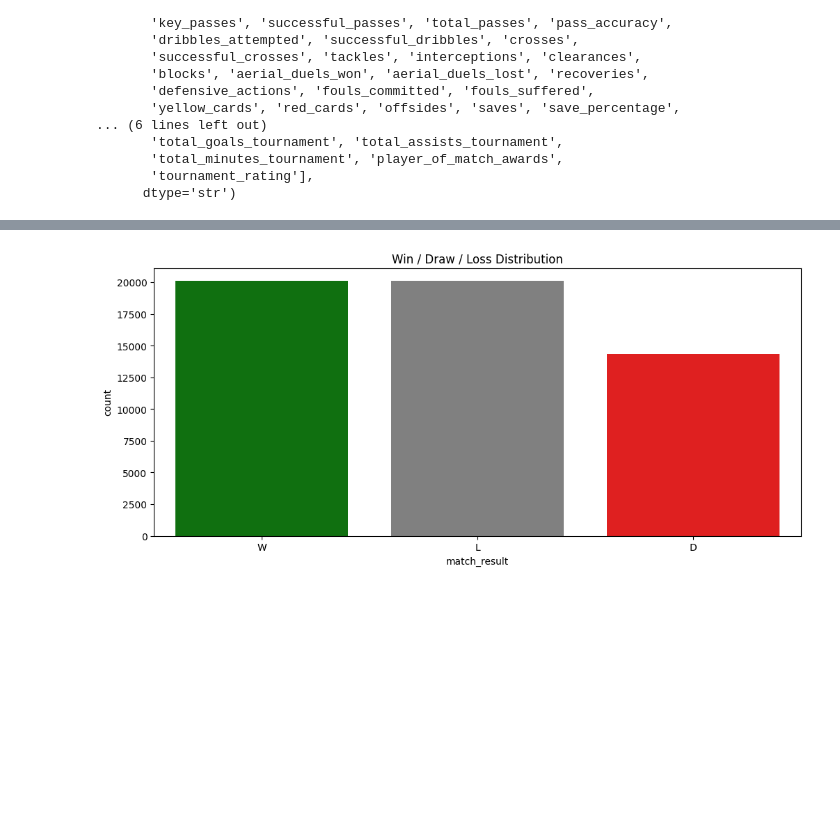
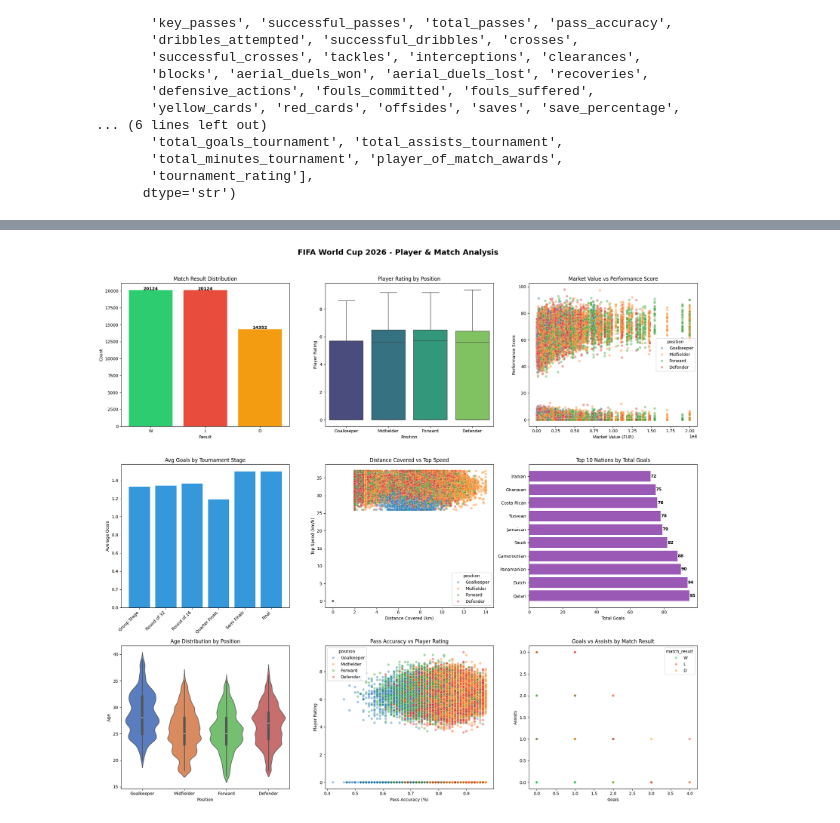
Before and after one commit to tiopramana/machine_learning, a Jupyter notebook: Project/Fifa_World_Cup/main.ipynb, the cells around one changed output, grey strips where cells are left out. Cells and saved outputs as stored; diff of their text form; code cells hidden in the pictures; blank space fills up the shorter version.

```diff
--- a/Project/Fifa_World_Cup/main.ipynb
+++ b/Project/Fifa_World_Cup/main.ipynb
@@ -128,33 +128,83 @@ dfe = dfe.drop(object_cols, axis=1).join(encoded_df)
 # %%
-# EDA Showing Best Feature
-
+fig, axes = plt.subplots(3, 3, figsize=(20, 18))
+fig.suptitle('FIFA World Cup 2026 - Player & Match Analysis',
+             fontsize=18, fontweight='bold', y=1.02)
 
 # 1. Match Result Distribution
+match_colors = {'W': '#2ecc71', 'D': '#f39c12', 'L': '#e74c3c'}
+match_counts = df['match_result'].value_counts()
+axes[0, 0].bar(match_counts.index, match_counts.values,
+               color=[match_colors[x] for x in match_counts.index])
+axes[0, 0].set_title('Match Result Distribution')
+axes[0, 0].set_xlabel('Result')
+axes[0, 0].set_ylabel('Count')
+for i, (idx, val) in enumerate(match_counts.items()):
+    axes[0, 0].text(i, val + 10, str(val), ha='center', fontweight='bold')
 
-plt.figure(figsize=(12,5))
-sns.countplot(data=df, x='match_result',
-            palette=['green', 'gray', 'red'], legend=False)
-plt.title('Win / Draw / Loss Distribution')
+# 2. Player Rating by Position
+sns.boxplot(data=df, x='position', y='player_rating',
+            palette='viridis', ax=axes[0, 1])
+axes[0, 1].set_title('Player Rating by Position')
+axes[0, 1].set_xlabel('Position')
+axes[0, 1].set_ylabel('Player Rating')
 
+# 3. Market Value vs Performance Score
+sns.scatterplot(data=df, x='market_value_eur', y='performance_score',
+                hue='position', alpha=0.4, ax=axes[0, 2])
+axes[0, 2].set_title('Market Value vs Performance Score')
+axes[0, 2].set_xlabel('Market Value (EUR)')
+axes[0, 2].set_ylabel('Performance Score')
+
+# 4. Goals by Tournament Stage
+stage_order = ['Group Stage', 'Round of 32', 'Round of 16',
+               'Quarter Finals', 'Semi Finals', 'Final']
+stage_goals = df.groupby('tournament_stage')['goals_team'].mean().reindex(stage_order)
+axes[1, 0].bar(range(len(stage_goals)), stage_goals.values, color='#3498db')
+axes[1, 0].set_xticks(range(len(stage_goals)))
+axes[1, 0].set_xticklabels(stage_order, rotation=45, ha='right')
+axes[1, 0].set_title('Avg Goals by Tournament Stage')
+axes[1, 0].set_ylabel('Average Goals')
+
+# 5. Top Speed vs Distance Covered
+sns.scatterplot(data=df, x='distance_covered_km', y='top_speed_kmh',
+                hue='position', alpha=0.4, ax=axes[1, 1])
+axes[1, 1].set_title('Distance Covered vs Top Speed')
+axes[1, 1].set_xlabel('Distance Covered (km)')
+axes[1, 1].set_ylabel('Top Speed (km/h)')
+
+# 6. Top 10 Nations by Goals
+top_nations = df.groupby('nationality')['goals'].sum().nlargest(10)
+axes[1, 2].barh(top_nations.index, top_nations.values, color='#9b59b6')
+axes[1, 2].set_title('Top 10 Nations by Total Goals')
+axes[1, 2].set_xlabel('Total Goals')
+for i, val in enumerate(top_nations.values):
+    axes[1, 2].text(val + 0.1, i, str(val), va='center', fontweight='bold')
+
+# 7. Age Distribution by Position
+sns.violinplot(data=df, x='position', y='age',
+               palette='muted', ax=axes[2, 0])
+axes[2, 0].set_title('Age Distribution by Position')
+axes[2, 0].set_xlabel('Position')
+axes[2, 0].set_ylabel('Age')
+
+# 8. Pass Accuracy vs Player Rating
+sns.scatterplot(data=df, x='pass_accuracy', y='player_rating',
+                hue='position', alpha=0.4, ax=axes[2, 1])
+axes[2, 1].set_title('Pass Accuracy vs Player Rating')
+axes[2, 1].set_xlabel('Pass Accuracy (%)')
+axes[2, 1].set_ylabel('Player Rating')
+
+# 9. Goals vs Assists (Top Performers)
+sns.scatterplot(data=df, x='goals', y='assists',
+                hue='match_result', alpha=0.5,
+                palette={'W': '#2ecc71', 'D': '#f39c12', 'L': '#e74c3c'},
+                ax=axes[2, 2])
+axes[2, 2].set_title('Goals vs Assists by Match Result')
+axes[2, 2].set_xlabel('Goals')
+axes[2, 2].set_ylabel('Assists')
+
+plt.tight_layout()
 plt.show()
-
-# 2. Goals by Tournament Stage
-
-plt.figure(figsize=(12,5))
-sns.boxplot(data=df, x='tournament_stage', y='goals_team')
-plt.xticks(rotation=45)
-plt.title('Goals Scored by Tournament Stage')
-
-plt.show()
-
-# 3. Player Rating by Position
-
-plt.figure(figsize=(12,5))
-sns.boxplot(data=df, x='position', y='player_rating',
-            palette='viridis')
-plt.title('Player Rating Distribution by Position')
-
-plt.show()
 # %% [output]
 Passing `palette` without assigning `hue` is deprecated and will be removed in v0.14.0. Assign the `x` variable to `hue` and set `legend=False` for the same effect.
 
@@ -162 +216 @@ Passing `palette` without assigning `hue` is deprecated and will be removed in v
-[figure, old version]
+[figure, new version]
```
Also changed, not shown: parts of 8 cells of this notebook, 1 other file.
